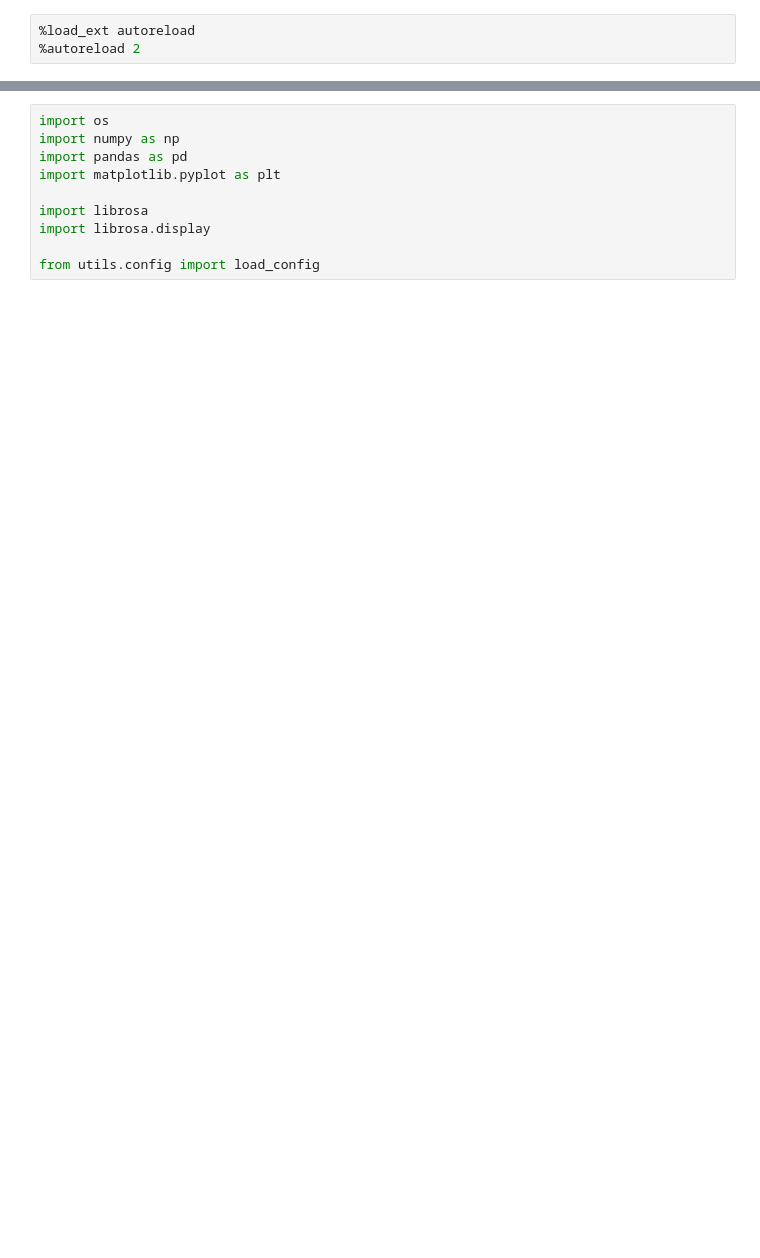
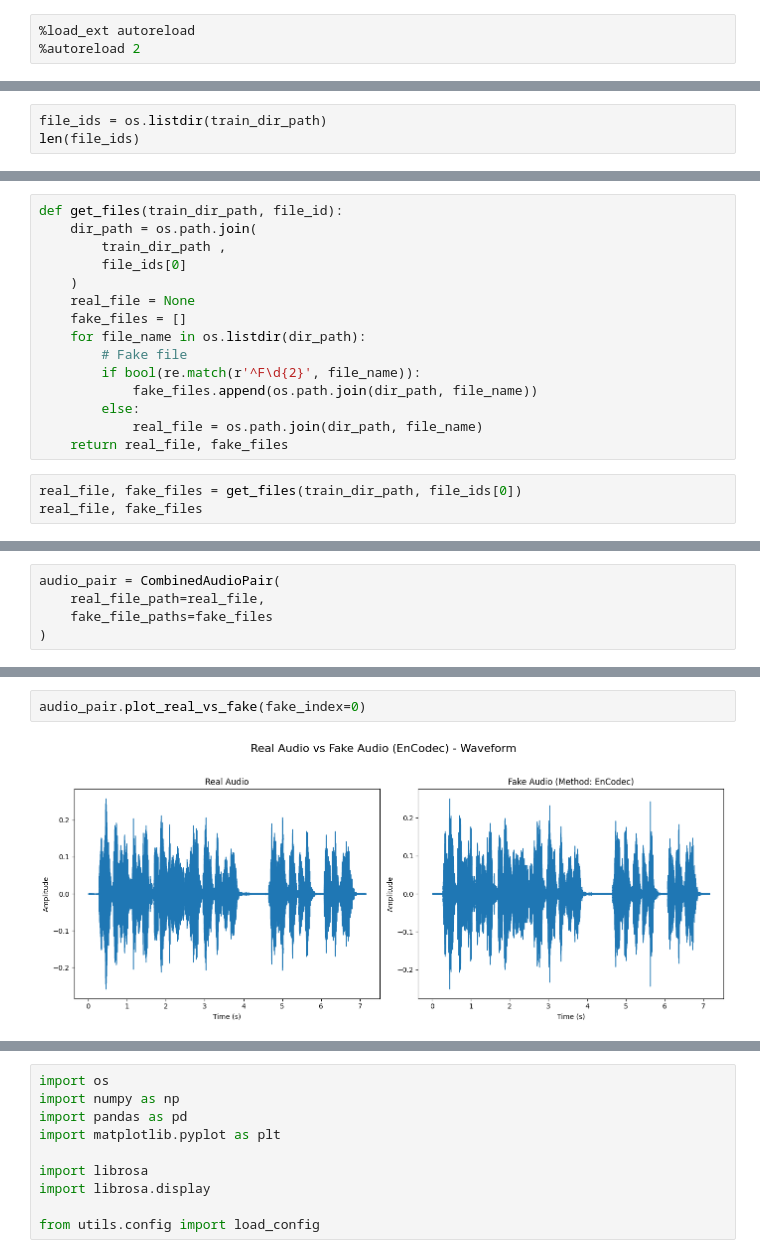
Before and after one commit to iajaykarthick/audio-deepfake-detection, a Jupyter notebook: notebooks/explore_audio.ipynb, the cells around one changed output, grey strips where cells are left out. Cells and saved outputs as stored; diff of their text form; blank space fills up the shorter version.

```diff
--- a/notebooks/explore_audio.ipynb
+++ b/notebooks/explore_audio.ipynb
@@ -3,0 +22,3 @@
+# %%
+file_ids = os.listdir(train_dir_path)
+len(file_ids)
@@ -3,0 +27,18 @@
+# %%
+def get_files(train_dir_path, file_id):
+    dir_path = os.path.join(
+        train_dir_path ,
+        file_ids[0]
+    )
+    real_file = None
+    fake_files = []
+    for file_name in os.listdir(dir_path):
+        # Fake file
+        if bool(re.match(r'^F\d{2}', file_name)):
+            fake_files.append(os.path.join(dir_path, file_name))
+        else:
+            real_file = os.path.join(dir_path, file_name)
+    return real_file, fake_files
+# %%
+real_file, fake_files = get_files(train_dir_path, file_ids[0])
+real_file, fake_files
@@ -3,0 +53,5 @@
+# %%
+audio_pair = CombinedAudioPair(
+    real_file_path=real_file,
+    fake_file_paths=fake_files
+)
@@ -3,0 +78,4 @@
+# %%
+audio_pair.plot_real_vs_fake(fake_index=0)
+# %% [output]
+[figure, added]
```
Also changed, not shown: parts of 13 cells of this notebook, 1 other file.
